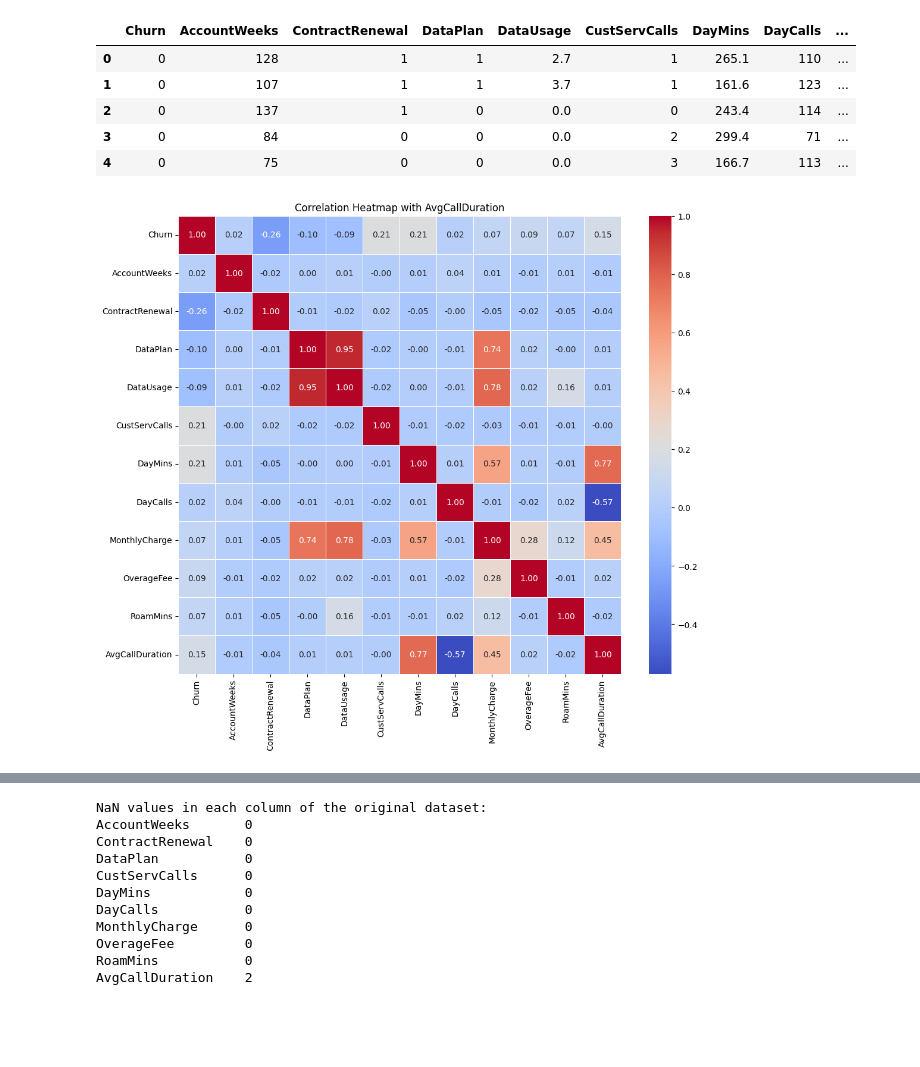
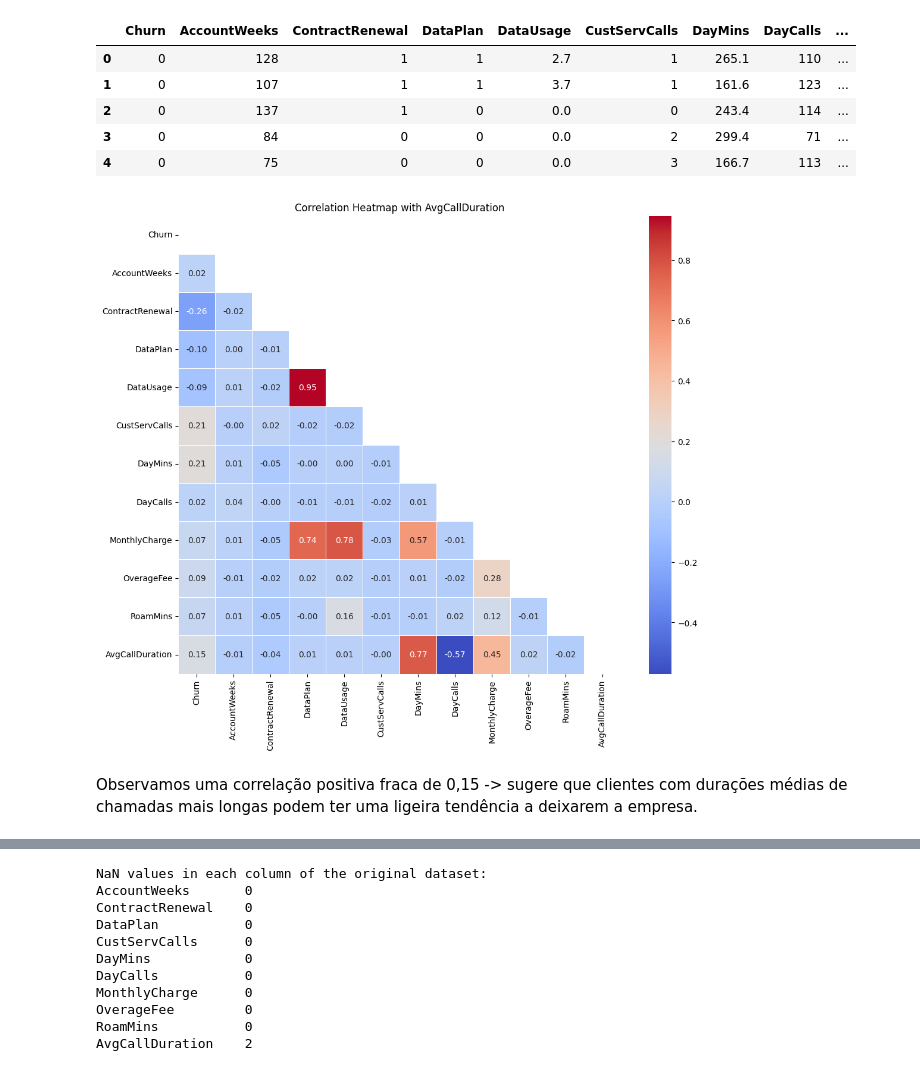
Before and after one commit to mf-gueiros/_sandbox, a Jupyter notebook: CustomerChurn.ipynb, the cells around one changed output, grey strips where cells are left out. Cells and saved outputs as stored; diff of their text form; code cells hidden in the pictures; blank space fills up the shorter version.

```diff
--- a/CustomerChurn.ipynb
+++ b/CustomerChurn.ipynb
@@ -16,7 +16,11 @@ from sklearn.impute import SimpleImputer
 from sklearn.ensemble import RandomForestClassifier, GradientBoostingClassifier
 from sklearn.linear_model import LogisticRegression
 from sklearn.metrics import accuracy_score, confusion_matrix, classification_report, roc_curve, roc_auc_score
+# %%
+#obtendo arquivo
+url_arquivo = 'https://raw.githubusercontent.com/mf-gueiros/_sandbox/main/telecom_churn.csv'
 # %%
 #informação das colunas
-df = pd.read_csv('telecom_churn.csv')
+df = pd.read_csv(url_arquivo)
+print(df.head())
 print(df.info())
@@ -170,11 +223,16 @@ df.head()
 # %%
 # Incluindo duração media da ligação no mapa de correlação
 correlation_matrix = df[['Churn', 'AccountWeeks', 'ContractRenewal', 'DataPlan', 'DataUsage', 'CustServCalls', 'DayMins', 'DayCalls', 'MonthlyCharge', 'OverageFee', 'RoamMins', 'AvgCallDuration']].corr()
 
+#mask para limitar o triângulo superior
+mask2 = np.triu(np.ones_like(correlation_matrix, dtype=bool))
+
 # Plotando
 plt.figure(figsize=(12, 10))
-sns.heatmap(correlation_matrix, annot=True, cmap='coolwarm', fmt='.2f', linewidths=0.5)
+sns.heatmap(correlation_matrix, mask=mask2, annot=True, cmap='coolwarm', fmt='.2f', linewidths=0.5)
 plt.title('Correlation Heatmap with AvgCallDuration')
 plt.show()
 # %% [output]
-[figure, old version]
+[figure, new version]
+# %% [markdown]
+Observamos uma correlação positiva fraca de 0,15 -> sugere que clientes com durações médias de chamadas mais longas podem ter uma ligeira tendência a deixarem a empresa.
```
Also changed, not shown: parts of 26 cells of this notebook.
